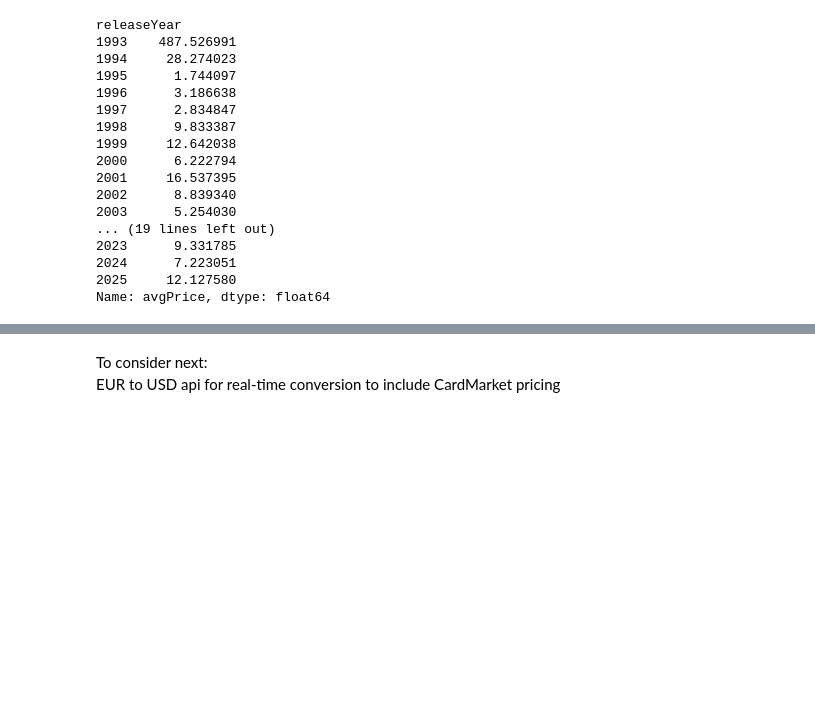
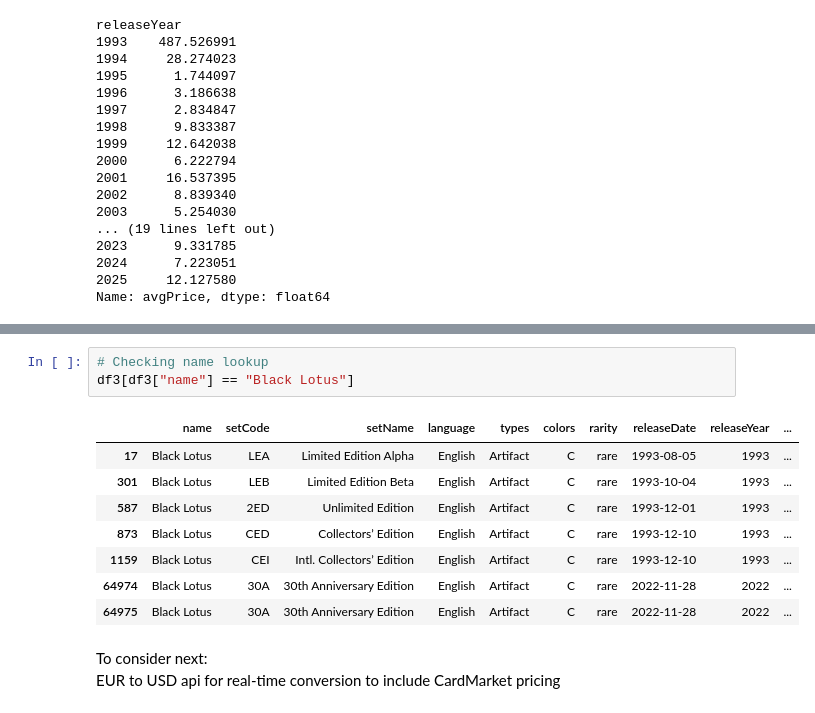
Before and after one commit to CurtisSchneider1/mtgPriceAnalysis, a Jupyter notebook: notebooks/mtgAnalysis.ipynb, the cells around one changed output, grey strips where cells are left out. Drawn from its saved outputs; the diff is of its cells as text; blank space fills up the shorter version.

```diff
--- a/notebooks/mtgAnalysis.ipynb
+++ b/notebooks/mtgAnalysis.ipynb
@@ -726,3 +750,15 @@ plt.show()
+# %%
+# Checking name lookup
+df3[df3["name"] == "Black Lotus"]
+# %% [output]
+|  | name | setCode | setName | language | types | colors | rarity | releaseDate | releaseYear | ... |
+| 17 | Black Lotus | LEA | Limited Edition Alpha | English | Artifact | C | rare | 1993-08-05 | 1993 | ... |
+| 301 | Black Lotus | LEB | Limited Edition Beta | English | Artifact | C | rare | 1993-10-04 | 1993 | ... |
+| 587 | Black Lotus | 2ED | Unlimited Edition | English | Artifact | C | rare | 1993-12-01 | 1993 | ... |
+| 873 | Black Lotus | CED | Collectors’ Edition | English | Artifact | C | rare | 1993-12-10 | 1993 | ... |
+| 1159 | Black Lotus | CEI | Intl. Collectors’ Edition | English | Artifact | C | rare | 1993-12-10 | 1993 | ... |
+| 64974 | Black Lotus | 30A | 30th Anniversary Edition | English | Artifact | C | rare | 2022-11-28 | 2022 | ... |
+| 64975 | Black Lotus | 30A | 30th Anniversary Edition | English | Artifact | C | rare | 2022-11-28 | 2022 | ... |
 # %% [markdown]
 To consider next:
 EUR to USD api for real-time conversion to include CardMarket pricing
```
Also changed, not shown: parts of 1 cell of this notebook, 2 other files.
